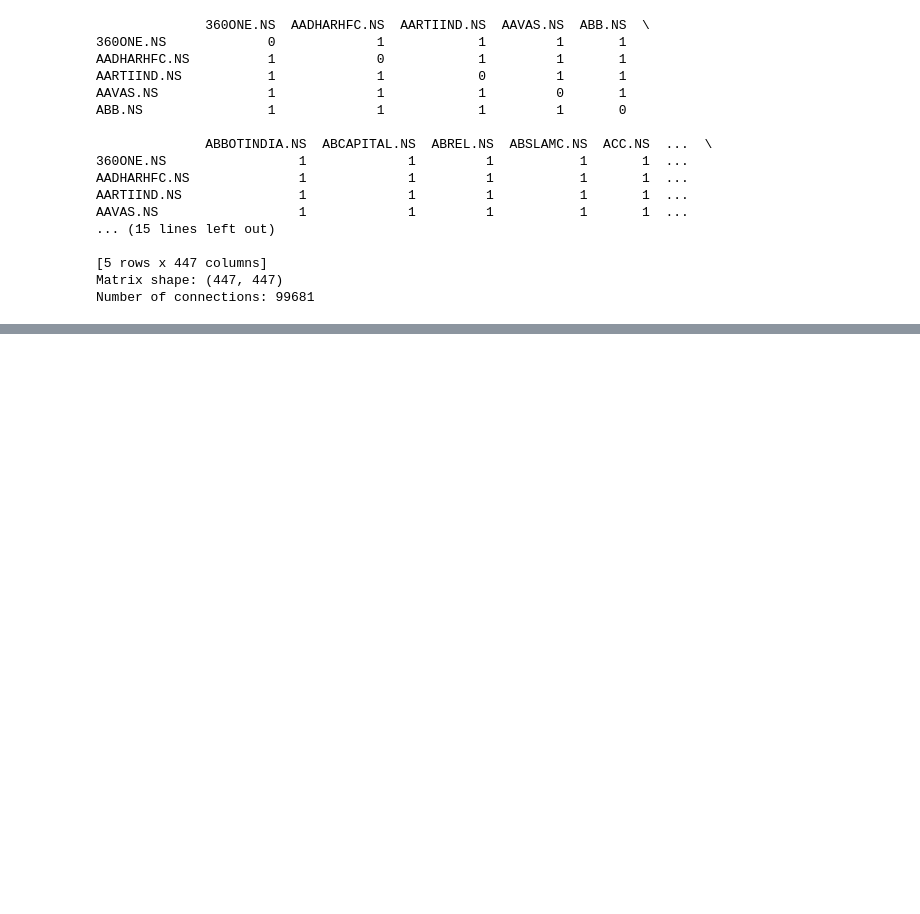
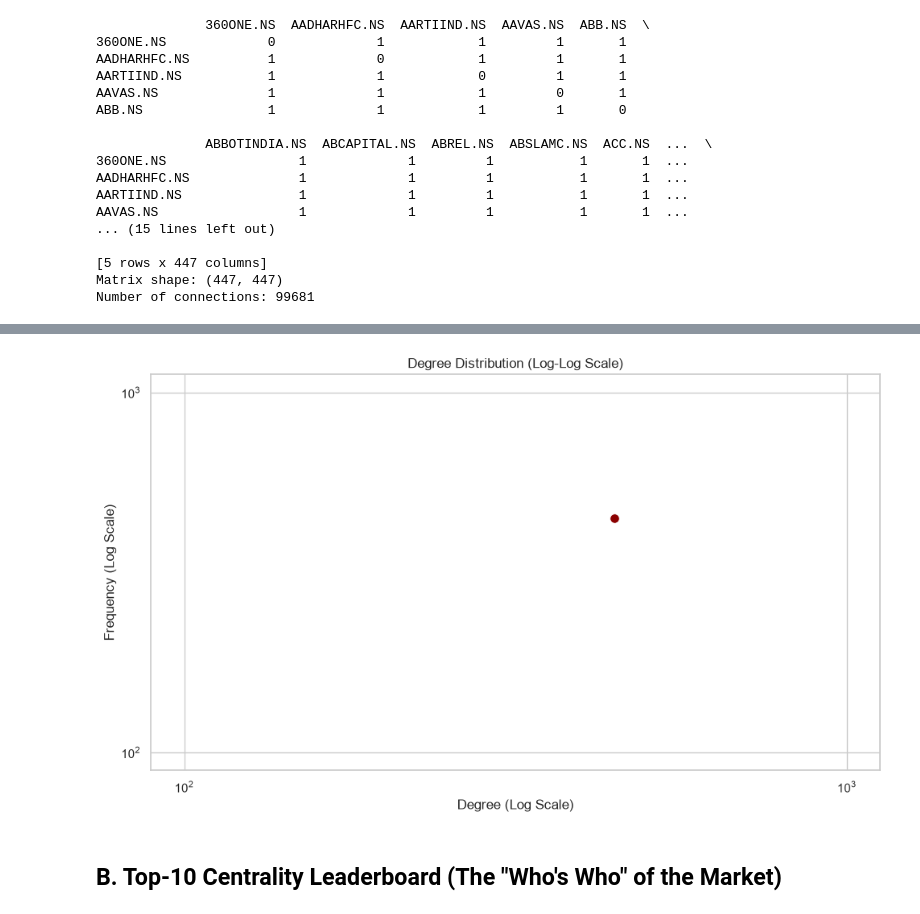
Before and after one commit to sonjaove/ecs414_project, a Jupyter notebook: trial_code.ipynb, the cells around one changed output, grey strips where cells are left out. Drawn from its saved outputs; the diff is of its cells as text; code cells hidden in the pictures; blank space fills up the shorter version.

```diff
--- a/trial_code.ipynb
+++ b/trial_code.ipynb
@@ -167,0 +328,28 @@ Number of connections: 99681
+# %%
+degree_counts = degree_df['Degree'].value_counts().sort_index()
+
+# Remove degree zero and frequencies that cannot appear on a log scale
+degree_counts = degree_counts[degree_counts.index > 0]
+
+plt.figure(figsize=(10, 6))
+
+sns.scatterplot(
+    x=degree_counts.index,
+    y=degree_counts.values,
+    color='darkred',
+    s=70
+)
+
+plt.xscale('log')
+plt.yscale('log')
+
+plt.title('Degree Distribution (Log-Log Scale)')
+plt.xlabel('Degree (Log Scale)')
+plt.ylabel('Frequency (Log Scale)')
+
+plt.tight_layout()
+plt.show()
+# %% [output]
+[figure, added]
+# %% [markdown]
+## B. Top-10 Centrality Leaderboard (The "Who's Who" of the Market)
```
Also changed, not shown: parts of 27 cells of this notebook.
